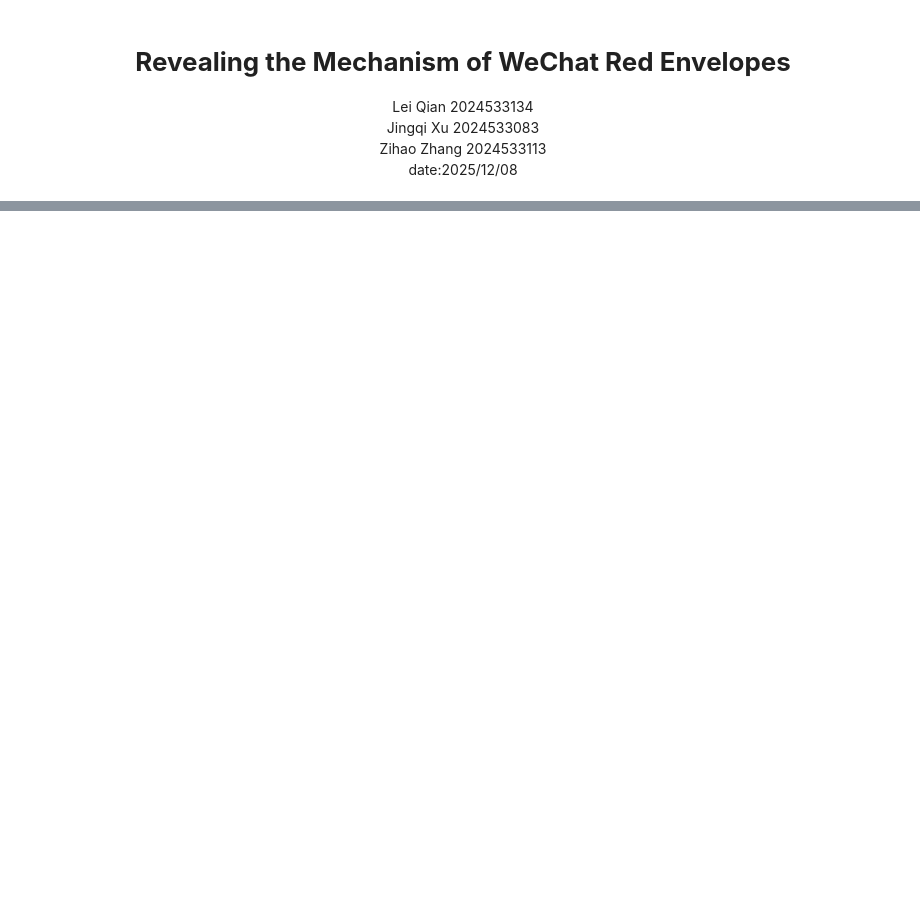
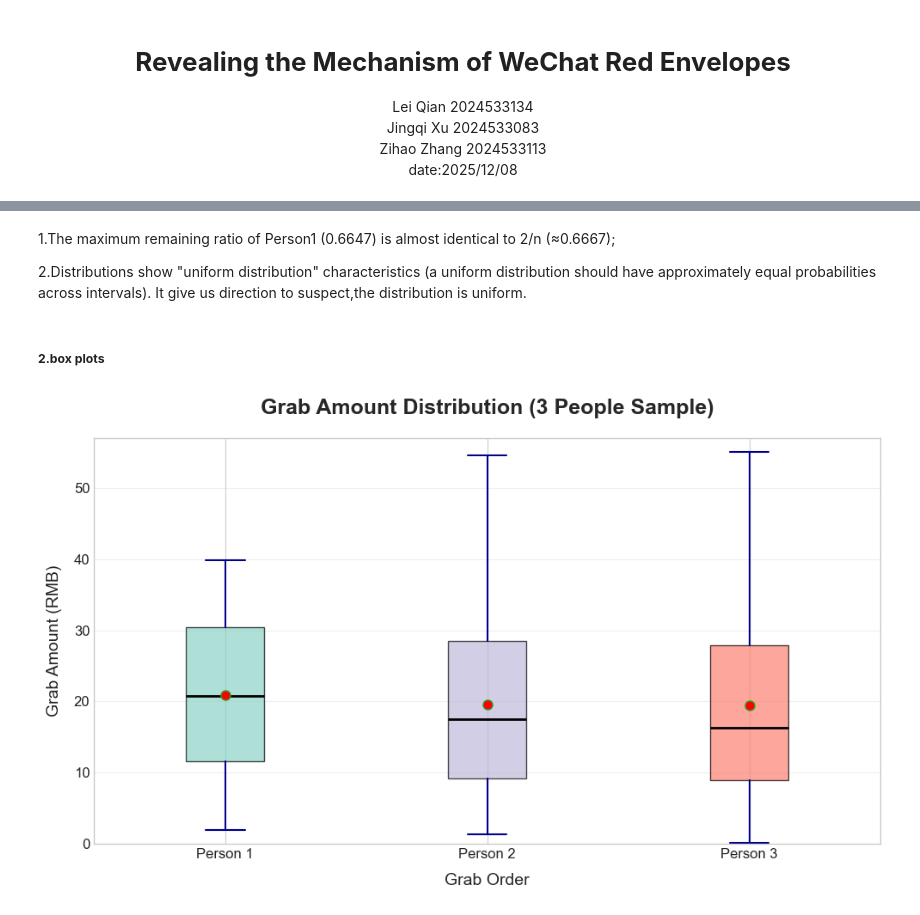
Before and after one commit to QLL-CCDD/SI140A-proj, a Jupyter notebook: tex/red_envelop.ipynb, the cells around one changed output, grey strips where cells are left out. Cells and saved outputs as stored; diff of their text form; code cells hidden in the pictures; blank space fills up the shorter version.

```diff
--- a/tex/red_envelop.ipynb
+++ b/tex/red_envelop.ipynb
@@ -36,0 +394,74 @@ Aim to reflect the distribution characteristics in semi-public social scenarios
+# %% [markdown]
+1.The maximum remaining ratio of Person1 (0.6647) is almost identical to 2/n (≈0.6667);
+
+2.Distributions show "uniform distribution" characteristics (a uniform distribution should have approximately equal probabilities across intervals). It give us direction to suspect,the distribution is uniform.
+# %% [markdown]
+##### **2.box plots**
+# %%
+import pandas as pd
+import numpy as np
+import matplotlib.pyplot as plt
+
+plt.rcParams["font.sans-serif"] = ["Arial", "DejaVu Sans"]
+plt.rcParams["axes.unicode_minus"] = False
+plt.style.use("seaborn-v0_8-whitegrid")
+
+df = pd.read_excel("E:/gailvlun/SI140A-proj/Data/3/3人总.xls", sheet_name="Sheet1", header=None)
+
+amount_data = df.iloc[1:-1, :3].values.astype(float).round(2)
+grab_order_labels = ["Person 1", "Person 2", "Person 3"]
+
+boxplot_data = []
+for i in range(3):
+    valid_amount = amount_data[:, i][~np.isnan(amount_data[:, i])]
+    boxplot_data.append(valid_amount)
+
+all_valid_amount = amount_data[~np.isnan(amount_data)]
+global_min_amount = 0.0
+global_max_amount = np.ceil(all_valid_amount.max()) if len(all_valid_amount) > 0 else 10
+
+fig, ax = plt.subplots(figsize=(10, 6))
+bp = ax.boxplot(
+    boxplot_data,
+    labels=grab_order_labels,
+    patch_artist=True,
+    showmeans=True,
+    meanprops={"marker": "o", "markerfacecolor": "red", "markersize": 8},
+    medianprops={"color": "black", "linewidth": 2},
+    whiskerprops={"color": "darkblue", "linewidth": 1.5},
+    capprops={"color": "darkblue", "linewidth": 1.5},
+    flierprops={"marker": "x", "markerfacecolor": "orange", "markersize": 6},
+)
+
+colors = ["#8dd3c7", "#bebada", "#fb8072"]
+for patch, color in zip(bp["boxes"], colors):
+    patch.set_facecolor(color)
+    patch.set_alpha(0.7)
+
+ax.set_title(
+    "Grab Amount Distribution (3 People Sample)", fontsize=18, fontweight="bold", pad=20
+)
+ax.set_xlabel("Grab Order", fontsize=14, labelpad=10)
+ax.set_ylabel("Grab Amount (RMB)", fontsize=14, labelpad=10)
+ax.set_ylim(global_min_amount, global_max_amount + 1)
+ax.tick_params(axis="both", labelsize=12)
+ax.grid(axis="y", alpha=0.3)
+
+plt.tight_layout()
+plt.savefig("3people_amount_boxplot.png", dpi=300, bbox_inches="tight")
+plt.show()
+
+print("=== 3 People Grab Amount Boxplot Statistics ===")
+for i in range(3):
+    valid_amount = amount_data[:, i][~np.isnan(amount_data[:, i])]
+    if len(valid_amount) == 0:
+        print(f"{grab_order_labels[i]}: No valid data")
+        continue
+    print(f"{grab_order_labels[i]}:")
+    print(f"  - Mean: {np.mean(valid_amount):.2f} RMB")
+    print(f"  - Median: {np.median(valid_amount):.2f} RMB")
+    print(f"  - Maximum: {np.max(valid_amount):.2f} RMB")
+    print(f"  - Minimum: {np.min(valid_amount):.2f} RMB")
+    print(f"  - Standard Deviation: {np.std(valid_amount):.2f} RMB")
+# %% [output]
+[figure, added]
```
Also changed, not shown: parts of 26 cells of this notebook, 14 other files.
